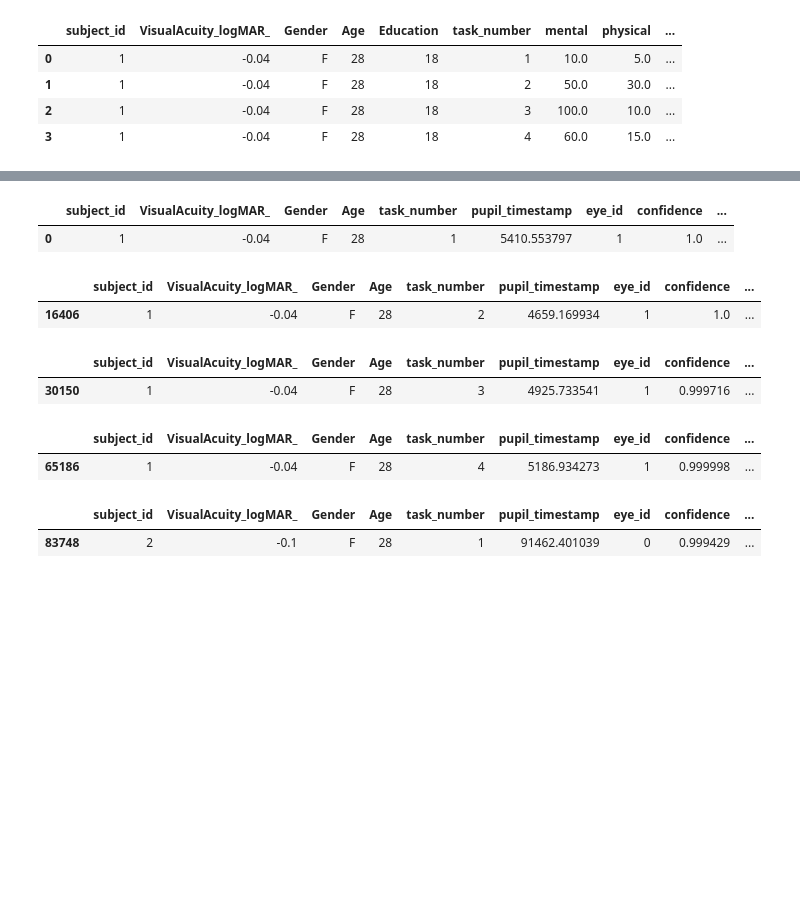
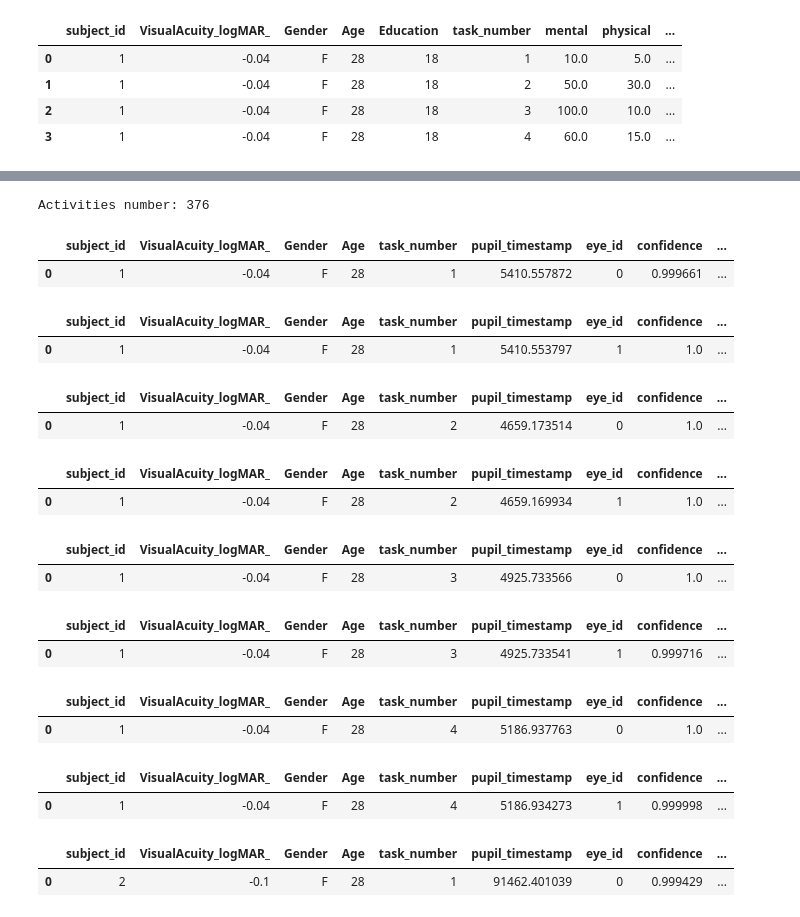
Before and after one commit to M61ss/cv-project, a Jupyter notebook: colet-inspector.ipynb, the cells around one changed output, grey strips where cells are left out. Cells and saved outputs as stored; diff of their text form; code cells hidden in the pictures; blank space fills up the shorter version.

```diff
--- a/colet-inspector.ipynb
+++ b/colet-inspector.ipynb
@@ -103,20 +133,31 @@ Blinks:
 # %%
 pupil_activities = []
 
 for subj in range(1, 48):
     for task in range(1, 5):
-        pupil_activities.append(pupil_df_reduced[(pupil_df_reduced.subject_id == subj) & (pupil_df_reduced.task_number == task)])
+        for eye in range(2):
+            pupil_activities.append(pupil_df_reduced[(pupil_df_reduced.subject_id == subj) & (pupil_df_reduced.task_number == task) & (pupil_df_reduced.eye_id == eye)].reset_index(drop=True))
+print('Activities number:', len(pupil_activities))
 
-for pupil_activity in pupil_activities[:5]:
+for pupil_activity in pupil_activities[:9]:
     display(pupil_activity.head(1))
 # %% [output]
+Activities number: 376
 |  | subject_id | VisualAcuity_logMAR_ | Gender | Age | task_number | pupil_timestamp | eye_id | confidence | ... |
-| 0 | 1 | -0.04 | F | 28 | 1 | 5410.553797 | 1 | 1.0 | ... |
+| 0 | 1 | -0.04 | F | 28 | 1 | 5410.557872 | 0 | 0.999661 | ... |
 |  | subject_id | VisualAcuity_logMAR_ | Gender | Age | task_number | pupil_timestamp | eye_id | confidence | ... |
-| 16406 | 1 | -0.04 | F | 28 | 2 | 4659.169934 | 1 | 1.0 | ... |
+| 0 | 1 | -0.04 | F | 28 | 1 | 5410.553797 | 1 | 1.0 | ... |
 |  | subject_id | VisualAcuity_logMAR_ | Gender | Age | task_number | pupil_timestamp | eye_id | confidence | ... |
-| 30150 | 1 | -0.04 | F | 28 | 3 | 4925.733541 | 1 | 0.999716 | ... |
+| 0 | 1 | -0.04 | F | 28 | 2 | 4659.173514 | 0 | 1.0 | ... |
 |  | subject_id | VisualAcuity_logMAR_ | Gender | Age | task_number | pupil_timestamp | eye_id | confidence | ... |
-| 65186 | 1 | -0.04 | F | 28 | 4 | 5186.934273 | 1 | 0.999998 | ... |
+| 0 | 1 | -0.04 | F | 28 | 2 | 4659.169934 | 1 | 1.0 | ... |
 |  | subject_id | VisualAcuity_logMAR_ | Gender | Age | task_number | pupil_timestamp | eye_id | confidence | ... |
-| 83748 | 2 | -0.1 | F | 28 | 1 | 91462.401039 | 0 | 0.999429 | ... |
+| 0 | 1 | -0.04 | F | 28 | 3 | 4925.733566 | 0 | 1.0 | ... |
+|  | subject_id | VisualAcuity_logMAR_ | Gender | Age | task_number | pupil_timestamp | eye_id | confidence | ... |
+| 0 | 1 | -0.04 | F | 28 | 3 | 4925.733541 | 1 | 0.999716 | ... |
+|  | subject_id | VisualAcuity_logMAR_ | Gender | Age | task_number | pupil_timestamp | eye_id | confidence | ... |
+| 0 | 1 | -0.04 | F | 28 | 4 | 5186.937763 | 0 | 1.0 | ... |
+|  | subject_id | VisualAcuity_logMAR_ | Gender | Age | task_number | pupil_timestamp | eye_id | confidence | ... |
+| 0 | 1 | -0.04 | F | 28 | 4 | 5186.934273 | 1 | 0.999998 | ... |
+|  | subject_id | VisualAcuity_logMAR_ | Gender | Age | task_number | pupil_timestamp | eye_id | confidence | ... |
+| 0 | 2 | -0.1 | F | 28 | 1 | 91462.401039 | 0 | 0.999429 | ... |
```
Also changed, not shown: parts of 2 cells of this notebook.
